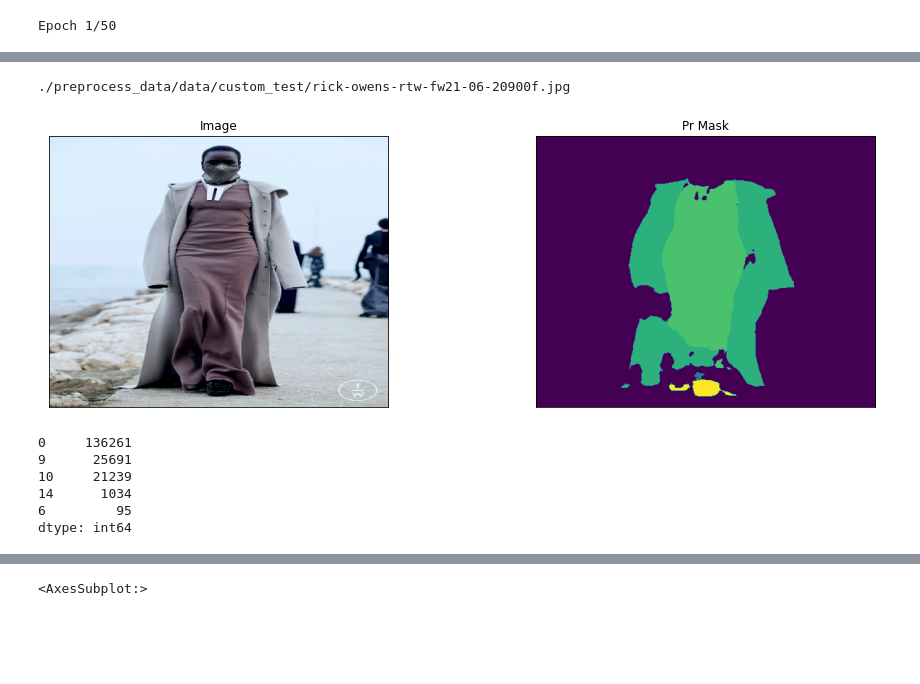
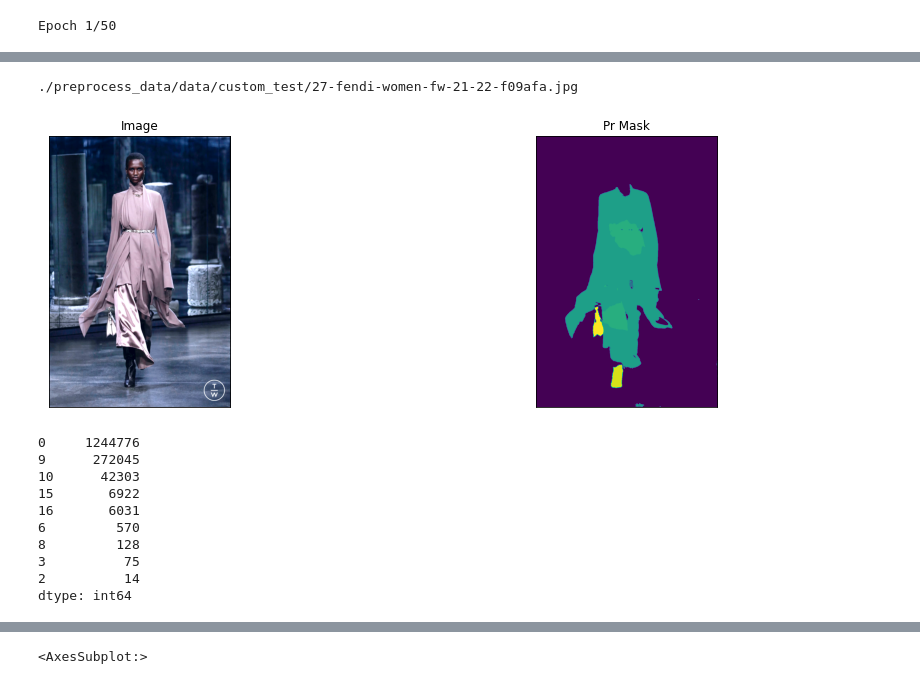
Before and after one commit to andriiMansuete/clothes_segmentation, a Jupyter notebook: train_multiclass.ipynb, the cells around one changed output, grey strips where cells are left out. Cells and saved outputs as stored; diff of their text form; code cells hidden in the pictures; blank space fills up the shorter version.

```diff
--- a/train_multiclass.ipynb
+++ b/train_multiclass.ipynb
@@ -296,8 +296,9 @@ def get_training_augmentation():
 
 #         A.ShiftScaleRotate(scale_limit=0.5, rotate_limit=0, shift_limit=0.1, p=1, border_mode=0),
 
-        A.PadIfNeeded(min_height=320, min_width=320, always_apply=True, border_mode=0),
-        A.RandomCrop(height=320, width=320, always_apply=True),
+#         A.PadIfNeeded(min_height=320, min_width=320, always_apply=True, border_mode=0),
+        A.PadIfNeeded(384, 480),
+#         A.RandomCrop(height=320, width=320, always_apply=True),
 
 #         A.IAAAdditiveGaussianNoise(p=0.2),
 #         A.IAAPerspective(p=0.5),
@@ -359,7 +360,7 @@ def get_preprocessing(preprocessing_fn):
 def get_custom_test_augmentation():
     """Add paddings to make image shape divisible by 32"""
     test_transform = [
-        A.Resize(384, 480),
+#         A.Resize(384, 480),
         A.PadIfNeeded(384, 480)
     ]
     return A.Compose(test_transform)
@@ -396,8 +397,8 @@ import segmentation_models as sm
 # %% [output]
 Segmentation Models: using `keras` framework.
 # %%
-BACKBONE = 'efficientnetb3'
-BATCH_SIZE = 8
+BACKBONE = 'resnet34'
+BATCH_SIZE = 16
 CLASSES = all_CLASSES
 LR = 0.0001
 EPOCHS = 50
@@ -503,8 +504,8 @@ test_dataset = Dataset(
 test_dataloader = Dataloder(test_dataset, batch_size=1, shuffle=False)
 # %%
 # load best weights
-# model.load_weights('./saved-model-06-0.82.hdf5')
-model.load_weights('./models/saved-model-07-0.56.hdf5')
+model.load_weights('./saved-model-09-0.81.hdf5')
+# model.load_weights('./models/saved-model-07-0.56.hdf5')
 # %%
 # scores = model.evaluate_generator(test_dataloader)
 
@@ -611,9 +618,9 @@ class DatasetCustom:
         image = cv2.imread(self.images_fps[i])
         image = cv2.cvtColor(image, cv2.COLOR_BGR2RGB)
         if CUSTOM:
-            mask = np.load('./preprocess_data/data/test_labels/f749ed5fd5820b53ca8ea69816aadfaa.npy')
+            mask = np.load('./preprocess_data/data/test_labels/986d636014106bf94fd293509d4004a7.npy')
         else:
-            mask = cv2.imread('./preprocess_data/data/test_labels/f749ed5fd5820b53ca8ea69816aadfaa.npy', 0)
+            mask = cv2.imread('./preprocess_data/data/test_labels/986d636014106bf94fd293509d4004a7.npy', 0)
 
         # extract certain classes from mask (e.g. cars)
         masks = [(mask == v) for v in self.class_values]
@@ -675,24 +688,28 @@ array([[[-0.59380084, -0.17997196,  0.56592613],
 # %%
-image, _ = indep_test_dataset[6]
+image, _ = indep_test_dataset[1]
 image = np.expand_dims(image, axis=0)
 pr_mask = model.predict(image)
 
 visualize(
         image=denormalize(image.squeeze()),
 #         gt_mask=gt_mask.argmax(axis=2),
         pr_mask=pr_mask.squeeze().argmax(axis=2),
     )
 # %% [output]
-./preprocess_data/data/custom_test/rick-owens-rtw-fw21-06-20900f.jpg
+./preprocess_data/data/custom_test/27-fendi-women-fw-21-22-f09afa.jpg
-[figure, old version]
+[figure, new version]
 # %%
 pd.Series(pr_mask.squeeze().argmax(axis=2).flatten()).value_counts()
 # %% [output]
-0     136261
-9      25691
-10     21239
-14      1034
-6         95
+0     1244776
+9      272045
+10      42303
+15       6922
+16       6031
+6         570
+8         128
+3          75
+2          14
 dtype: int64
 # %%
 all_CLASSES[9]
```
Also changed, not shown: parts of 19 cells of this notebook.
